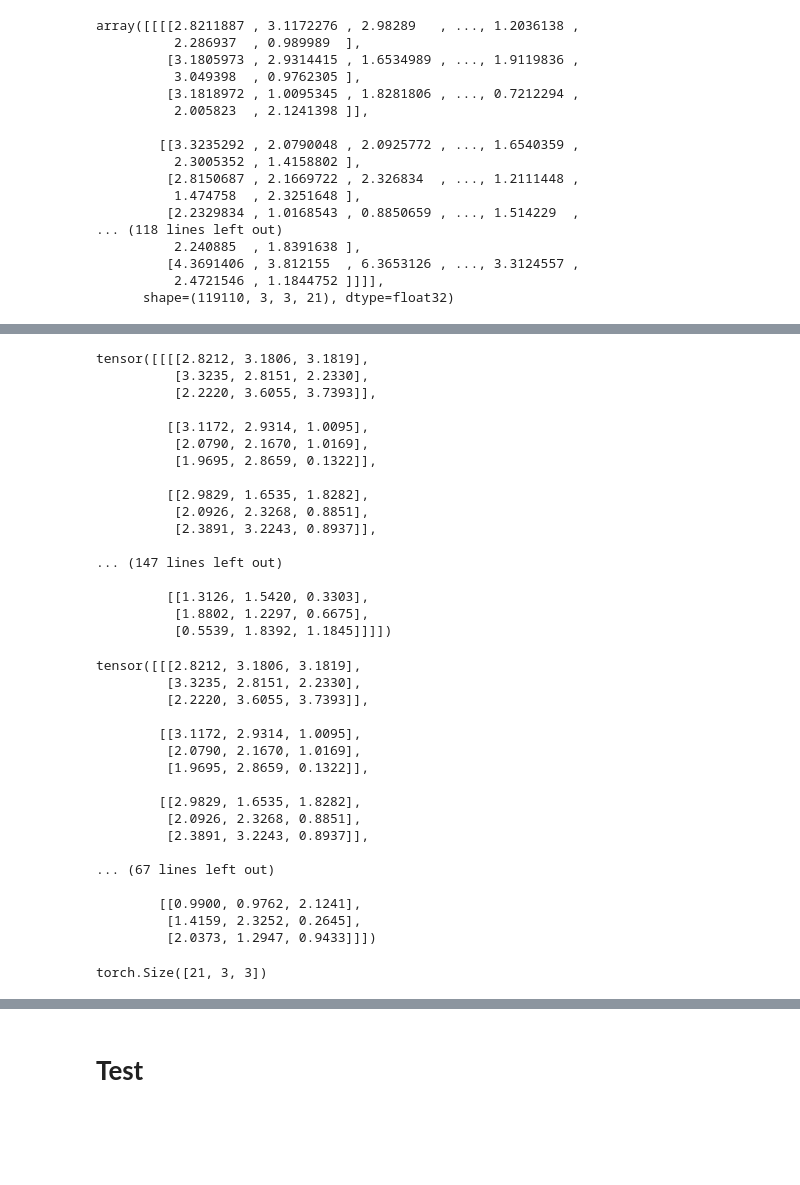
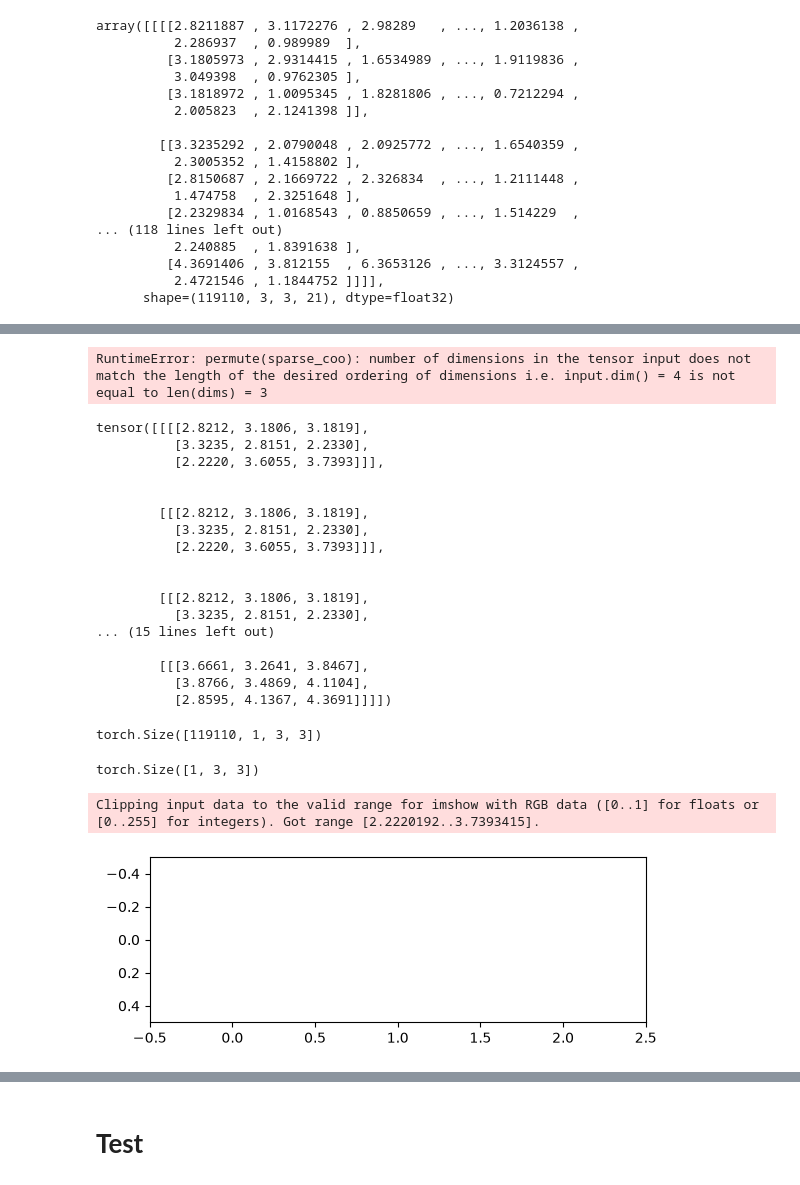
Before and after one commit to Saroj94/IVIM_Autoencoder, a Jupyter notebook: notebooks/Physics_Informed_CVAE_Latest.ipynb, the cells around one changed output, grey strips where cells are left out. Saved outputs shown, nothing was run; the diff lists cells and outputs as text; code cells hidden in the pictures; blank space fills up the shorter version.

```diff
--- a/notebooks/Physics_Informed_CVAE_Latest.ipynb
+++ b/notebooks/Physics_Informed_CVAE_Latest.ipynb
@@ -34,5 +42,7 @@ print(mri_data.shape)
 3. D: Depth of images or Number of images in the sequence
 4. C: Number of channels (like 3 RGB or b-values)
 # %%
-data = torch.randn(2,3,4,4)
-data.shape
+# data = torch.randn(2,3,4,4)
+# data.shape
+# data[0]
+# plt.imshow(data[0])
@@ -189,7 +171,7 @@ def process_chunk(padded_px, padded_b0, y, x, dy, dx,
 
     return block
 # %%
-def similar_neighborhood_patch(data, brain_mask, chunk_size=20000):
+def similar_neighborhood_patch(data, brain_masker, chunk_size=20000):
     """
     For each depth slice, extracts every brain pixels 5x5 neighborhood, selects
     the 8 pixels most similar to the center in b0-intensity, and packs them
@@ -230,7 +212,7 @@ def similar_neighborhood_patch(data, brain_mask, chunk_size=20000):
 
 
       # brain_mask must be transposed the same way as mri_data,
-      brain_mask_slice = np.transpose(brain_msk, (2,0,1)) # (b, H, W)
+      brain_mask_slice = np.transpose(brain_masker, (2,0,1)) # (b, H, W)
 
       ##mean of valid brain intensity
       b0_img_mean = np.mean(brain_mask_slice>0)
@@ -381,44 +347,39 @@ tensor([[[[2.8212, 3.1172, 2.9829,  ..., 1.2036, 2.2869, 0.9900],
 # %%
 ##shape=(119110, 3, 3, 21) -----> shape=(119110, 21, 3, 3) ----> Idx shape=(0, 3, 1, 2)
-x1=x.permute(0, 3, 1, 2)
-x1
+x1=x.permute(2, 0, 1)
+x1.shape
 # %% [output]
-tensor([[[[2.8212, 3.1806, 3.1819],
-          [3.3235, 2.8151, 2.2330],
-          [2.2220, 3.6055, 3.7393]],
-
-         [[3.1172, 2.9314, 1.0095],
-          [2.0790, 2.1670, 1.0169],
-          [1.9695, 2.8659, 0.1322]],
-
-         [[2.9829, 1.6535, 1.8282],
-          [2.0926, 2.3268, 0.8851],
-          [2.3891, 3.2243, 0.8937]],
-
-... (147 lines left out)
-
-         [[1.3126, 1.5420, 0.3303],
-          [1.8802, 1.2297, 0.6675],
-          [0.5539, 1.8392, 1.1845]]]])
+RuntimeError: permute(sparse_coo): number of dimensions in the tensor input does not match the length of the desired ordering of dimensions i.e. input.dim() = 4 is not equal to len(dims) = 3
 # %%
-print(x1[0, :, : ])
-x1[0, :, : ].shape
+print(x1[:,0:1, :, : ])
+x1[:, 0:1, :, : ].shape ##torch.Size([21, 3, 3])
 # %% [output]
-tensor([[[2.8212, 3.1806, 3.1819],
-         [3.3235, 2.8151, 2.2330],
-         [2.2220, 3.6055, 3.7393]],
+tensor([[[[2.8212, 3.1806, 3.1819],
+          [3.3235, 2.8151, 2.2330],
+          [2.2220, 3.6055, 3.7393]]],
 
-        [[3.1172, 2.9314, 1.0095],
-         [2.0790, 2.1670, 1.0169],
-         [1.9695, 2.8659, 0.1322]],
 
-        [[2.9829, 1.6535, 1.8282],
-         [2.0926, 2.3268, 0.8851],
-         [2.3891, 3.2243, 0.8937]],
+        [[[2.8212, 3.1806, 3.1819],
+          [3.3235, 2.8151, 2.2330],
+          [2.2220, 3.6055, 3.7393]]],
 
-... (67 lines left out)
 
-        [[0.9900, 0.9762, 2.1241],
-         [1.4159, 2.3252, 0.2645],
-         [2.0373, 1.2947, 0.9433]]])
+        [[[2.8212, 3.1806, 3.1819],
+          [3.3235, 2.8151, 2.2330],
+... (15 lines left out)
+
+        [[[3.6661, 3.2641, 3.8467],
+          [3.8766, 3.4869, 4.1104],
+          [2.8595, 4.1367, 4.3691]]]])
-torch.Size([21, 3, 3])
+torch.Size([119110, 1, 3, 3])
+# %%
+x1[:,0:1,:,:][0].shape
+# %% [output]
+torch.Size([1, 3, 3])
+# %%
+##b0_image
+plt.imshow(x1[:, 0:1, :, :][0], cmap='gray')
+plt.show()
+# %% [output]
+Clipping input data to the valid range for imshow with RGB data ([0..1] for floats or [0..255] for integers). Got range [2.2220192..3.7393415].
+[figure, added]
```
Also changed, not shown: parts of 19 cells of this notebook.
